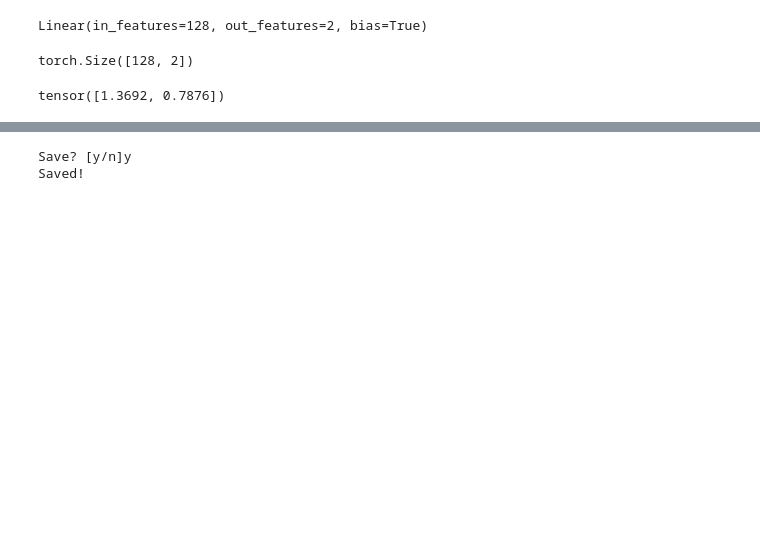
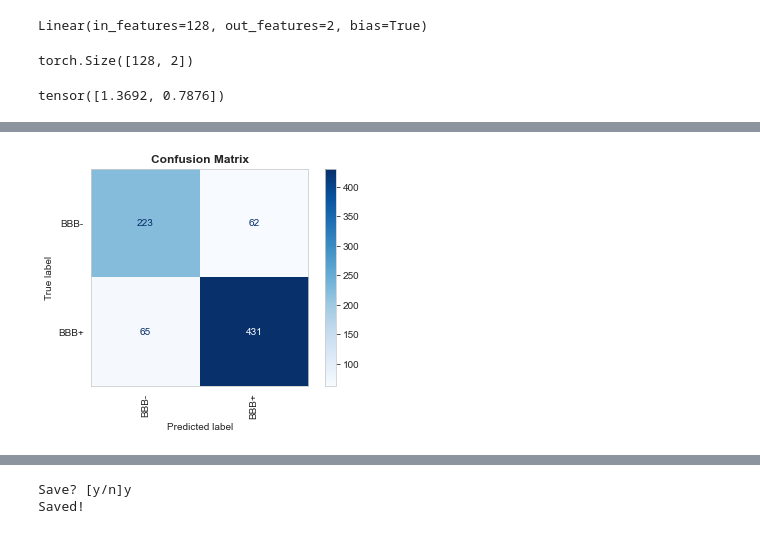
Before and after one commit to peterkarlhuber/pysmiles, a Jupyter notebook: notebooks/workspace.ipynb, the cells around one changed output, grey strips where cells are left out. Saved outputs shown, nothing was run; the diff lists cells and outputs as text; code cells hidden in the pictures; blank space fills up the shorter version.

```diff
--- a/notebooks/workspace.ipynb
+++ b/notebooks/workspace.ipynb
@@ -584,0 +733,4 @@ plt.show()
+# %%
+plot_confusion_matrix(y_true, y_pred, target_names, p_thresh=p_thresh)
+# %% [output]
+[figure, added]
```
Also changed, not shown: parts of 20 cells of this notebook.
